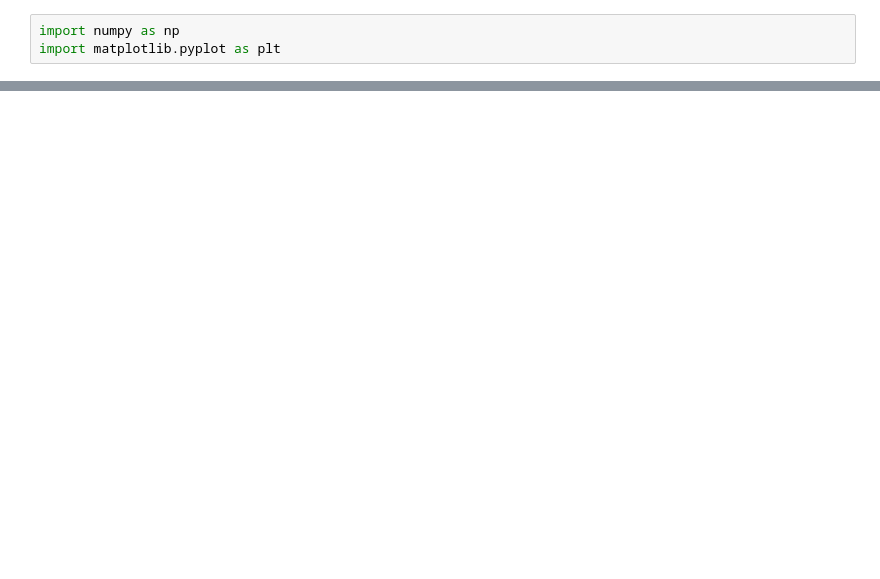
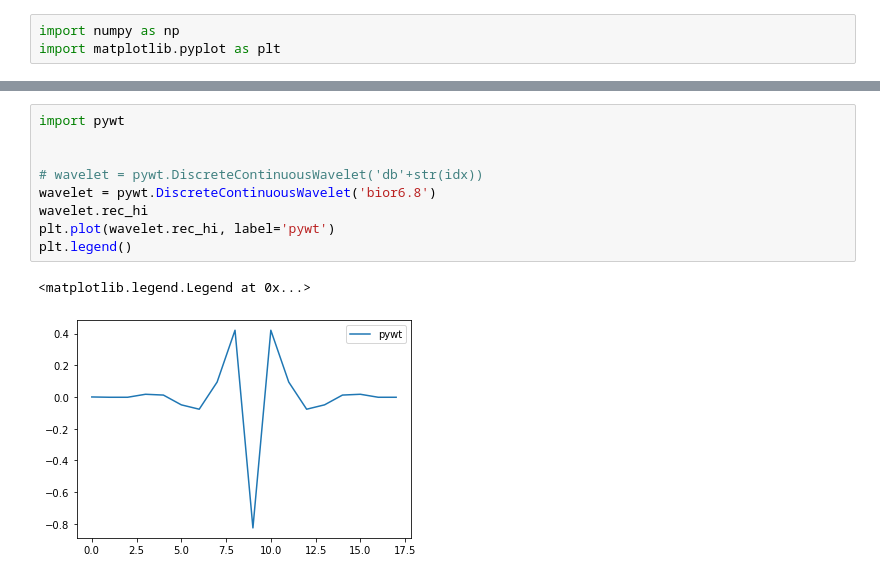
Before and after one commit to A-Big-Tortoise/NRSR_Research, a Jupyter notebook: Code/New_scg/draft.ipynb, the cells around one changed output, grey strips where cells are left out. Drawn from its saved outputs; the diff is of its cells as text; blank space fills up the shorter version.

```diff
--- a/Code/New_scg/draft.ipynb
+++ b/Code/New_scg/draft.ipynb
@@ -10,0 +101,12 @@ plt.plot(x[0, :1000])
+# %%
+import pywt
+
+
+# wavelet = pywt.DiscreteContinuousWavelet('db'+str(idx))
+wavelet = pywt.DiscreteContinuousWavelet('bior6.8')
+wavelet.rec_hi
+plt.plot(wavelet.rec_hi, label='pywt')
+plt.legend()
+# %% [output]
+<matplotlib.legend.Legend at 0x...>
+[figure, added]
```
Also changed, not shown: parts of 10 cells of this notebook, 44 other files.
